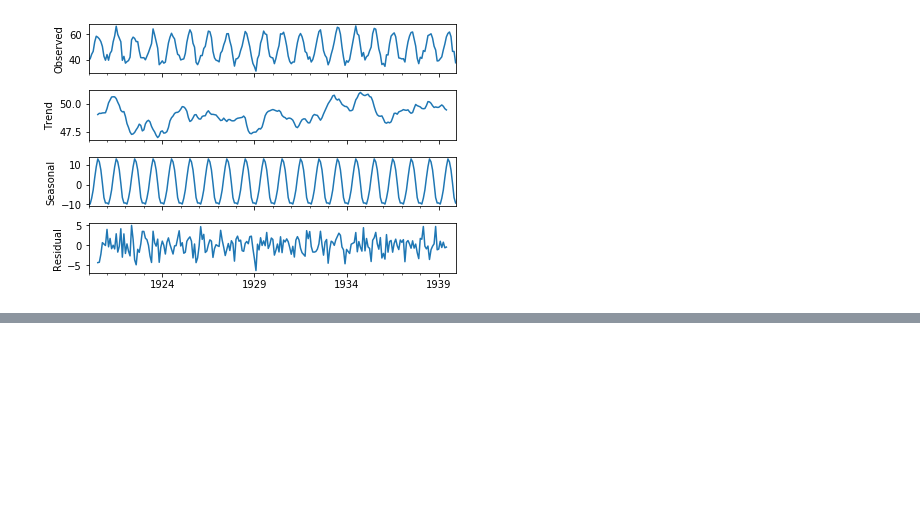
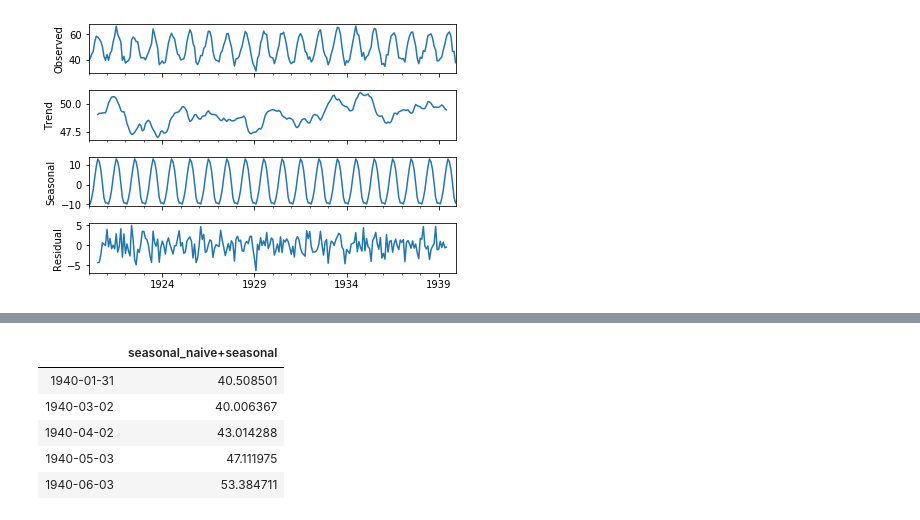
Before and after one commit to darrahts/timeSeriesAnalysis, a Jupyter notebook: arima.ipynb, the cells around one changed output, grey strips where cells are left out. Cells and saved outputs as stored; diff of their text form; code cells hidden in the pictures; blank space fills up the shorter version.

```diff
--- a/arima.ipynb
+++ b/arima.ipynb
@@ -198,0 +228,10 @@ decplot = decomposed.plot()
+# %%
+fcast = forecast(stl, steps=12, fc_func=seasonal_naive, seasonal=True)
+fcast.head()
+# %% [output]
+|  | seasonal_naive+seasonal |
+| 1940-01-31 | 40.508501 |
+| 1940-03-02 | 40.006367 |
+| 1940-04-02 | 43.014288 |
+| 1940-05-03 | 47.111975 |
+| 1940-06-03 | 53.384711 |
```
Also changed, not shown: parts of 6 cells of this notebook.
